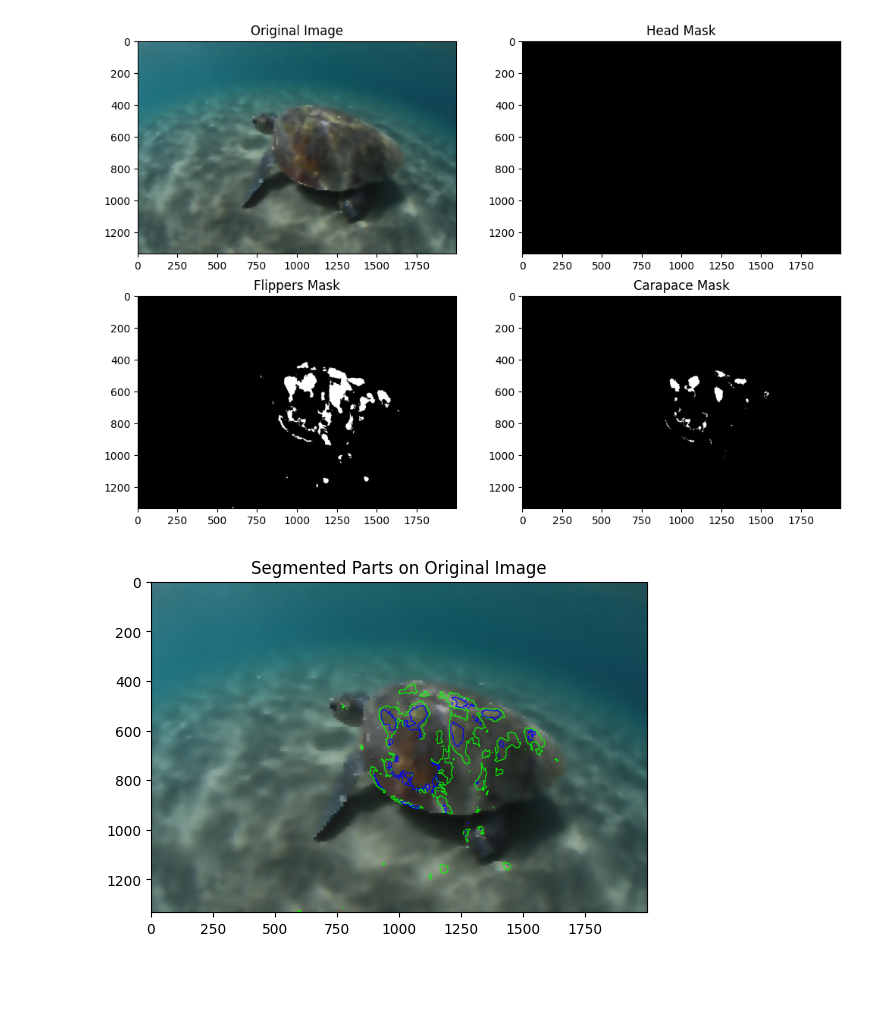
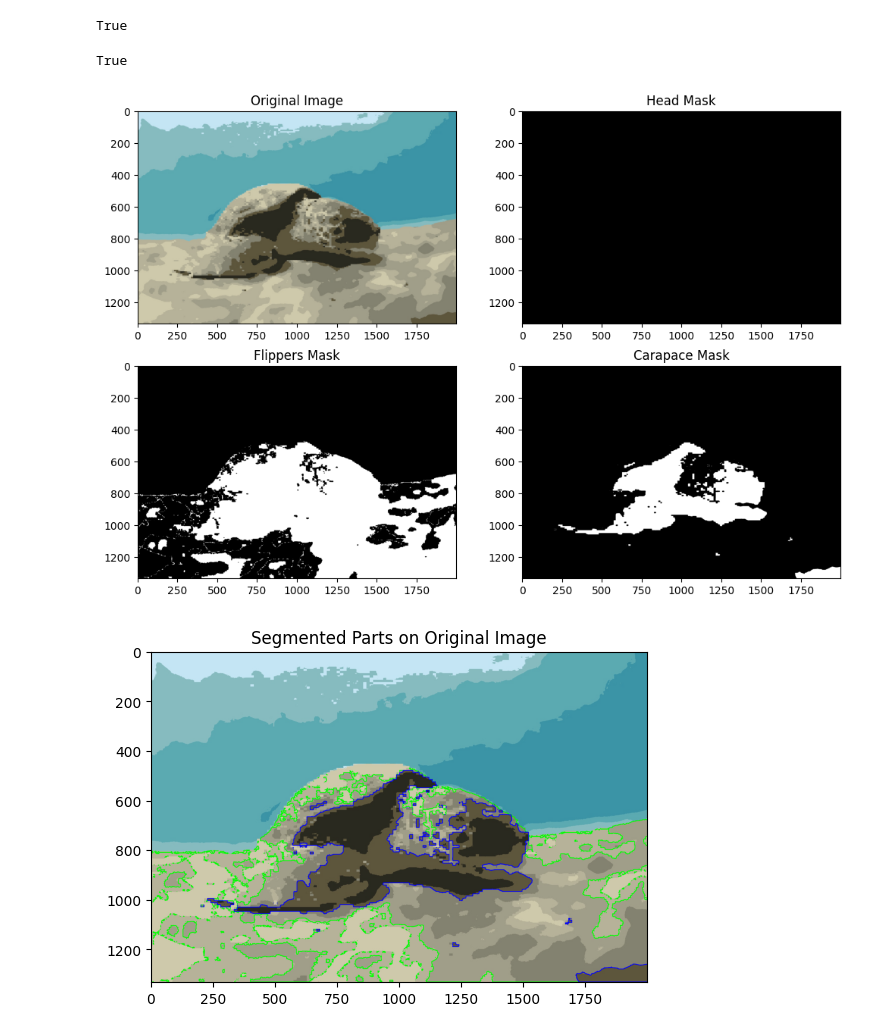
Before and after one commit to aryan-nataraja/Optical_Delusions, a Jupyter notebook: OpenCV.ipynb, the cells around one changed output. Cells and saved outputs as stored; diff of their text form; code cells hidden in the pictures; blank space fills up the shorter version.

Commit message:
changed order of process

```diff
--- a/OpenCV.ipynb
+++ b/OpenCV.ipynb
@@ -1,3 +1,73 @@
+# %%
+
+
+import cv2
+
+# Function to flatten and smooth the image
+def flatten_and_blur_image(image_path, small_size=(150, 150), blur_type='gaussian'):
+    # Load the image
+    image = cv2.imread(image_path)
+
+    # Step 1: Resize to a small size (e.g., 10x10) to reduce detail
+    small_image = cv2.resize(image, small_size, interpolation=cv2.INTER_LINEAR)
+
+    # Step 2: Scale it back up to the original size to get a blocky version
+    flat_image = cv2.resize(small_image, (image.shape[1], image.shape[0]), interpolation=cv2.INTER_NEAREST)
+
+    # Step 3: Apply smoothing to reduce color variations
+    if blur_type == 'gaussian':
+        # Gaussian Blur
+        smoothed_image = cv2.GaussianBlur(flat_image, (11, 11), 0)
+    elif blur_type == 'bilateral':
+        # Bilateral Filter (preserves edges while smoothing)
+        smoothed_image = cv2.bilateralFilter(flat_image, d=40, sigmaColor=100, sigmaSpace=20)
+    else:
+        raise ValueError("Invalid blur type. Choose 'gaussian' or 'bilateral'.")
+
+    return smoothed_image
+
+# Example usage
+image_path = 'turtles-data/data/images/t020/aHVDbxNCsM.JPG'
+blurred_image = flatten_and_blur_image(image_path, blur_type='bilateral')
+
+output_path = 'results/processed_image.jpg'  # Specify your desired file path and name
+
+# Save the processed image
+cv2.imwrite(output_path, blurred_image)
+# %% [output]
+True
+# %%
+import cv2
+import numpy as np
+
+# Load the image
+image_path = 'results/processed_image.jpg'
+image = cv2.imread(image_path)
+
+# Convert to RGB for color quantization
+image_rgb = cv2.cvtColor(image, cv2.COLOR_BGR2RGB)
+pixels = image_rgb.reshape(-1, 3)  # Flatten the image pixels
+
+# Number of colors/clusters (choose a number like 5 or 10)
+num_clusters = 10
+
+# Apply K-means clustering
+criteria = (cv2.TERM_CRITERIA_EPS + cv2.TERM_CRITERIA_MAX_ITER, 100, 0.2)
+_, labels, centers = cv2.kmeans(
+    np.float32(pixels), num_clusters, None, criteria, 10, cv2.KMEANS_RANDOM_CENTERS
+)
+
+# Map each pixel to the nearest color cluster
+quantized_image = centers[labels.flatten()]
+quantized_image = quantized_image.reshape(image_rgb.shape).astype(np.uint8)
+
+# Convert back to BGR (or HSV if you prefer)
+quantized_image_bgr = cv2.cvtColor(quantized_image, cv2.COLOR_RGB2BGR)
+
+# Display or save the quantized image
+cv2.imwrite('results/quantized_image.jpg', quantized_image_bgr)
+# %% [output]
+True
 # %%
 import cv2
 import numpy as np
@@ -64,7 +134,7 @@ def segment_body_parts(image_path):
     plt.imshow(result_image)
     plt.show()
 # %%
-segment_body_parts("results/processed_image.jpg")
+segment_body_parts("results/quantized_image.jpg")
 # %% [output]
-[figure, old version]
+[figure, new version]
-[figure, old version]
+[figure, new version]
```
Also changed, not shown: parts of 4 cells of this notebook, 2 other files.
